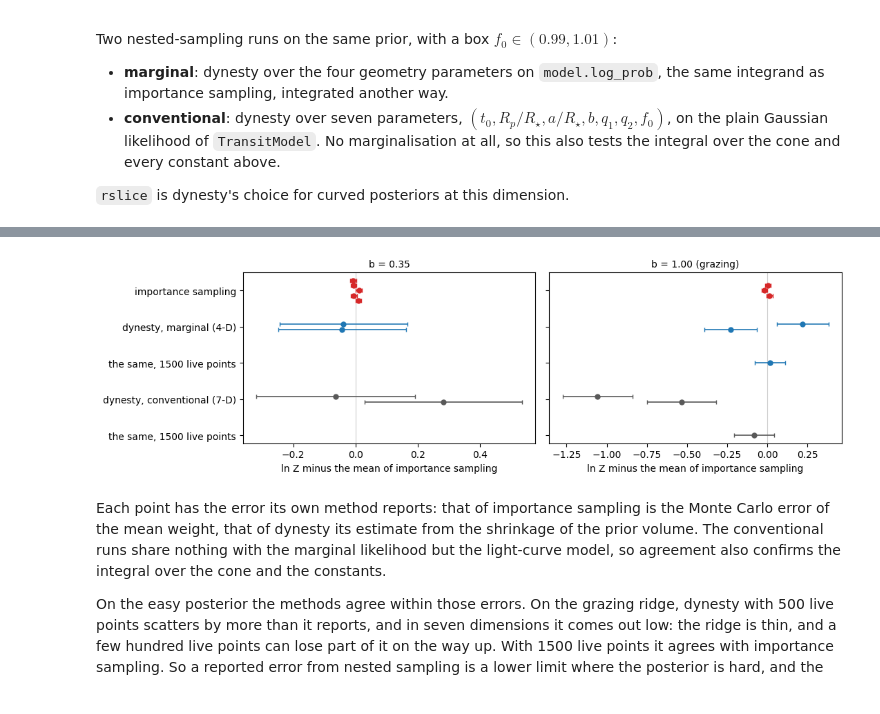
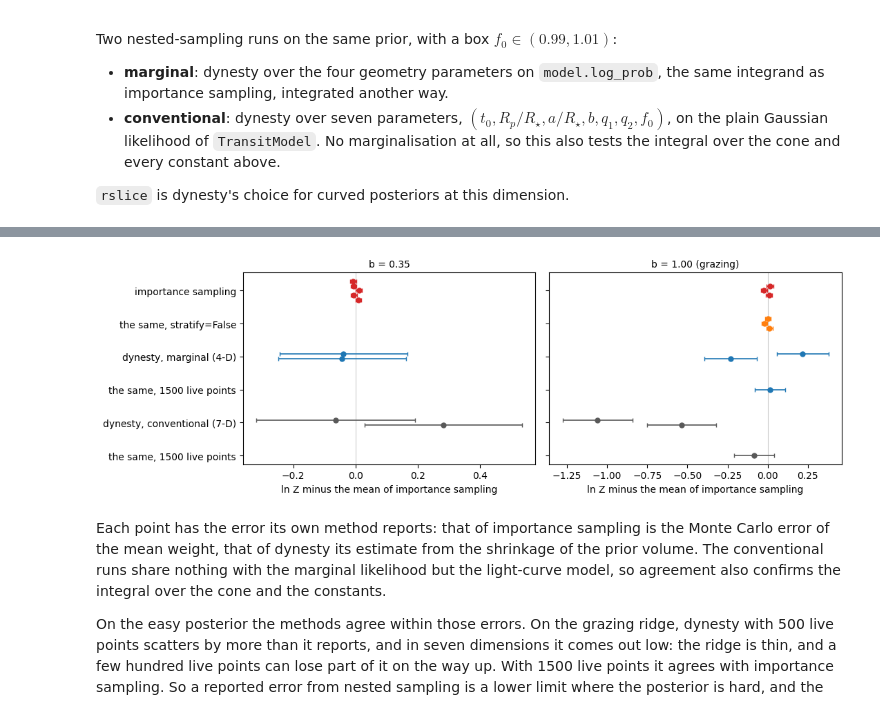
Before and after one commit to hippke/pizzetti, a Jupyter notebook: examples/19_bayesian_evidence.ipynb, the cells around one changed output, grey strips where cells are left out. Cells and saved outputs as stored; diff of their text form; code cells hidden in the pictures.

```diff
--- a/examples/19_bayesian_evidence.ipynb
+++ b/examples/19_bayesian_evidence.ipynb
@@ -151,10 +151,10 @@ LN_F0 = math.log(F0_BOX[1] - F0_BOX[0])
 NLIVE = 100 if SMOKE else 500
 
 
-def is_lnz(m, seed, n=4000):
+def is_lnz(m, seed, n=4000, **kw):
     # with the flat f0 box of the conventional fit
     t1 = time.perf_counter()
-    r = m.profile_is(n=n, rng=np.random.default_rng(seed))
+    r = m.profile_is(n=n, rng=np.random.default_rng(seed), **kw)
     return dict(lnz=r["lnz"] - LN_F0, err=r["lnz_err"], evals=r["n_eval"], wall=time.perf_counter() - t1, ok=r["is_ok"], res=r)
 
 
@@ -240,6 +245,7 @@ if not SMOKE:                              # more live points: see below
     for k in ("marginal_1500", "conventional_1500"):
         r = grazing[k][0]
         print(f"{k}: ln Z {r['lnz']:.3f}+-{r['err']:.3f}, {r['evals']} evaluations, {r['wall']:.0f} s")
-print("usable:", [r["ok"] for r in grazing["IS"]])
+grazing["IS_old"] = [is_lnz(model_g, s, stratify=False) for s in range(1, 2 if SMOKE else 4)]
+print("usable:", [r["ok"] for r in grazing["IS"]], "without the split:", [r["ok"] for r in grazing["IS_old"]])
 print(f"information H of the two posteriors: {easy['marginal'][0]['info']:.1f} and {grazing['marginal'][0]['info']:.1f} nats")
 # %% [output]
@@ -252 +258,13 @@ usable: [True, True, True]
 information H of the two posteriors: 19.9 and 12.5 nats
+# %%
+for key, label in (("IS", "stratified"), ("IS_old", "without the split")):
+    print(label)
+    for r in grazing[key]:
+        print(f"  ln Z {r['lnz']:.3f} +- {r['err']:.3f}, {r['evals']:6d} evaluations, ESS {r['res']['ess']:6.0f}, k-hat {r['res']['khat']:.2f}, "
+              f"{r['evals'] / r['res']['ess']:6.1f} evaluations per effective draw")
+
+r = grazing["IS"][0]["res"]
+print("\nstratified:", r["stratified"], r.get("strata_note") or "")
+for side, s_ in (r.get("strata") or {}).items():
+    print(f"  {side:10s}: share of the posterior {s_['mass']:.4f} +- {s_['mass_err']:.4f}, ln Z on this side {grazing['IS'][0]['lnz'] + math.log(s_['mass']):.3f}, "
+          f"k-hat {s_['khat']:.2f}, ESS {s_['ess']:.0f}, {s_['amis_iters']} adaptive iterations")
@@ -253,23 +288,23 @@ information H of the two posteriors: 19.9 and 12.5 nats
 # %%
-METHODS = [("IS", "importance sampling", "C3"), ("marginal", "dynesty, marginal (4-D)", "C0"), ("marginal_1500", "the same, 1500 live points", "C0"),
+METHODS = [("IS", "importance sampling", "C3"), ("IS_old", "the same, stratify=False", "C1"), ("marginal", "dynesty, marginal (4-D)", "C0"), ("marginal_1500", "the same, 1500 live points", "C0"),
            ("conventional", "dynesty, conventional (7-D)", "0.35"), ("conventional_1500", "the same, 1500 live points", "0.35")]
 
-fig, axes = plt.subplots(1, 2, figsize=(11, 3.4), sharey=True)
+fig, axes = plt.subplots(1, 2, figsize=(11, 3.7), sharey=True)
 for ax, res_set, title in ((axes[0], easy, "b = 0.35"), (axes[1], grazing, "b = 1.00 (grazing)")):
     ref = np.mean([r["lnz"] for r in res_set["IS"]])
     for row, (k, label, col) in enumerate(METHODS):
-        rows = res_set.get(k, [])
+        rows = res_set.get(k, [])                 # the split only runs where the first profile fails: not at b = 0.35
         for j, r in enumerate(rows):
             yy = len(METHODS) - 1 - row + (j - 0.5 * (len(rows) - 1)) * 0.14
             ax.errorbar(r["lnz"] - ref, yy, xerr=r["err"], fmt="o", ms=5, color=col, capsize=2, lw=1.2)
     ax.axvline(0, color="0.8", lw=0.8, zorder=0)
     ax.set_xlabel("ln Z minus the mean of importance sampling")
     ax.set_title(title, fontsize=10)
 axes[0].set_yticks(range(len(METHODS)))
 axes[0].set_yticklabels([m[1] for m in METHODS][::-1])
 fig.tight_layout()
 # %% [output]
-[figure, old version]
+[figure, new version]
 # %% [markdown]
 Each point has the error its own method reports: that of importance sampling is the Monte Carlo error of the mean weight, that of dynesty its estimate from
 the shrinkage of the prior volume. The conventional runs share nothing with the marginal likelihood but the light-curve model, so agreement also confirms the
```
Also changed, not shown: parts of 13 cells of this notebook, 4 other files.
